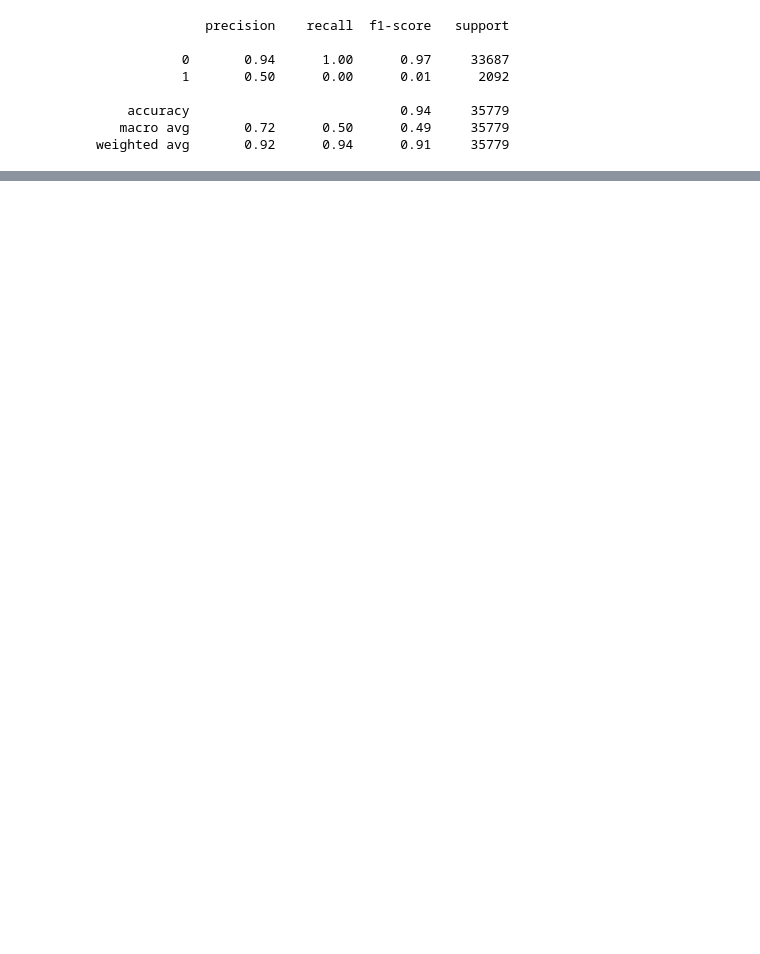
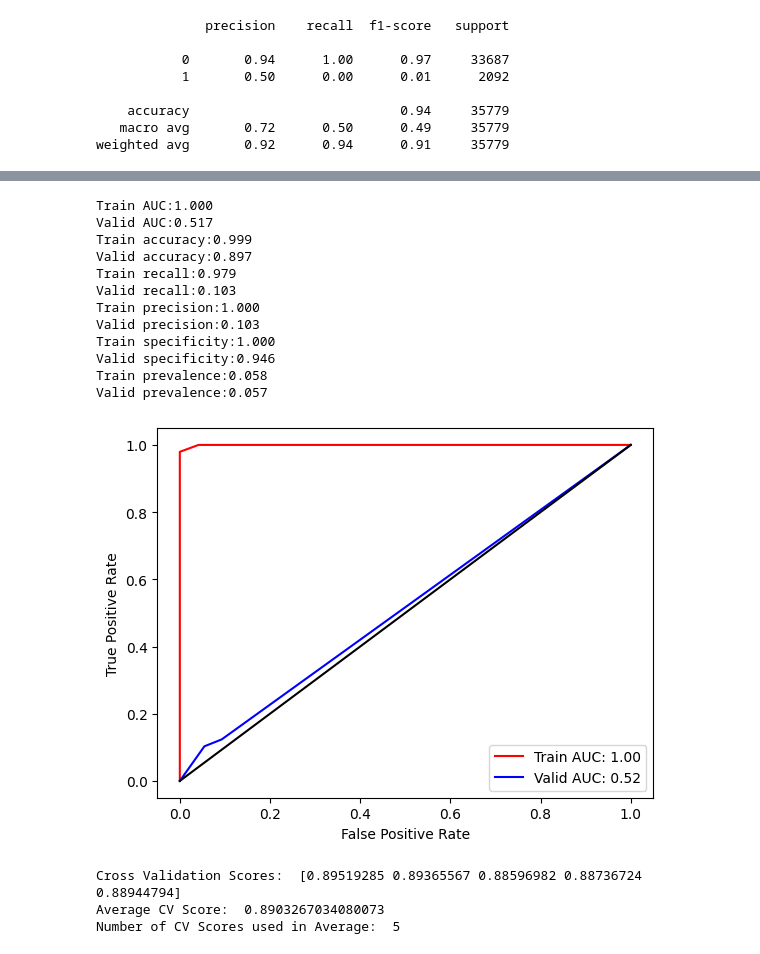
Before and after one commit to Suhetu/DATA_606, a Jupyter notebook: Capstone_Modelling.ipynb, the cells around one changed output, grey strips where cells are left out. Cells and saved outputs as stored; diff of their text form; code cells hidden in the pictures; blank space fills up the shorter version.

```diff
--- a/Capstone_Modelling.ipynb
+++ b/Capstone_Modelling.ipynb
@@ -823,0 +858,55 @@ df_train
+# %%
+y_train_preds4 = tree_model.predict_proba(X_train_tf)[:,1]
+# %%
+y_valid_preds4 = tree_model.predict_proba(X_valid_tf)[:,1]
+# %%
+fpr_train, tpr_train, thresholds_train = roc_curve(y_train, y_train_preds4)
+fpr_valid, tpr_valid, thresholds_valid = roc_curve(y_valid, y_valid_preds4)
+
+
+thresh = 0.5
+
+auc_train = roc_auc_score(y_train, y_train_preds4)
+auc_valid = roc_auc_score(y_valid, y_valid_preds4)
+
+print('Train AUC:%.3f'%auc_train)
+print('Valid AUC:%.3f'%auc_valid)
+
+print('Train accuracy:%.3f'%calc_accuracy(y_train, y_train_preds4, thresh))
+print('Valid accuracy:%.3f'%calc_accuracy(y_valid, y_valid_preds4, thresh))
+
+
+print('Train recall:%.3f'%calc_recall(y_train, y_train_preds4, thresh))
+print('Valid recall:%.3f'%calc_recall(y_valid, y_valid_preds4, thresh))
+
+print('Train precision:%.3f'%calc_precision(y_train, y_train_preds4, thresh))
+print('Valid precision:%.3f'%calc_precision(y_valid, y_valid_preds4, thresh))
+
+print('Train specificity:%.3f'%calc_specificity(y_train, y_train_preds4, thresh))
+print('Valid specificity:%.3f'%calc_specificity(y_valid, y_valid_preds4, thresh))
+
+print('Train prevalence:%.3f'%calc_prevalence(y_train))
+print('Valid prevalence:%.3f'%calc_prevalence(y_valid))
+
+
+plt.plot(fpr_train, tpr_train,'r-', label = 'Train AUC: %.2f'%auc_train)
+plt.plot(fpr_valid, tpr_valid,'b-',label = 'Valid AUC: %.2f'%auc_valid)
+plt.plot([0,1],[0,1],'-k')
+plt.xlabel('False Positive Rate')
+plt.ylabel('True Positive Rate')
+plt.legend()
+plt.show()
+# %% [output]
+Train AUC:1.000
+Valid AUC:0.517
+Train accuracy:0.999
+Valid accuracy:0.897
+Train recall:0.979
+Valid recall:0.103
+Train precision:1.000
+Valid precision:0.103
+Train specificity:1.000
+Valid specificity:0.946
+Train prevalence:0.058
+Valid prevalence:0.057
+[figure, added]
@@ -823,0 +915,14 @@ df_train
+# %%
+k_folds = KFold(n_splits = 5)
+
+tree_model_cv = DecisionTreeClassifier(criterion='gini', random_state=1)
+
+scores = cross_val_score(tree_model_cv, X_train_tf, y_train, cv = k_folds)
+
+print("Cross Validation Scores: ", scores)
+print("Average CV Score: ", scores.mean())
+print("Number of CV Scores used in Average: ", len(scores))
+# %% [output]
+Cross Validation Scores:  [0.89519285 0.89365567 0.88596982 0.88736724 0.88944794]
+Average CV Score:  0.8903267034080073
+Number of CV Scores used in Average:  5
```
Also changed, not shown: parts of 76 cells of this notebook, 3 other files.
